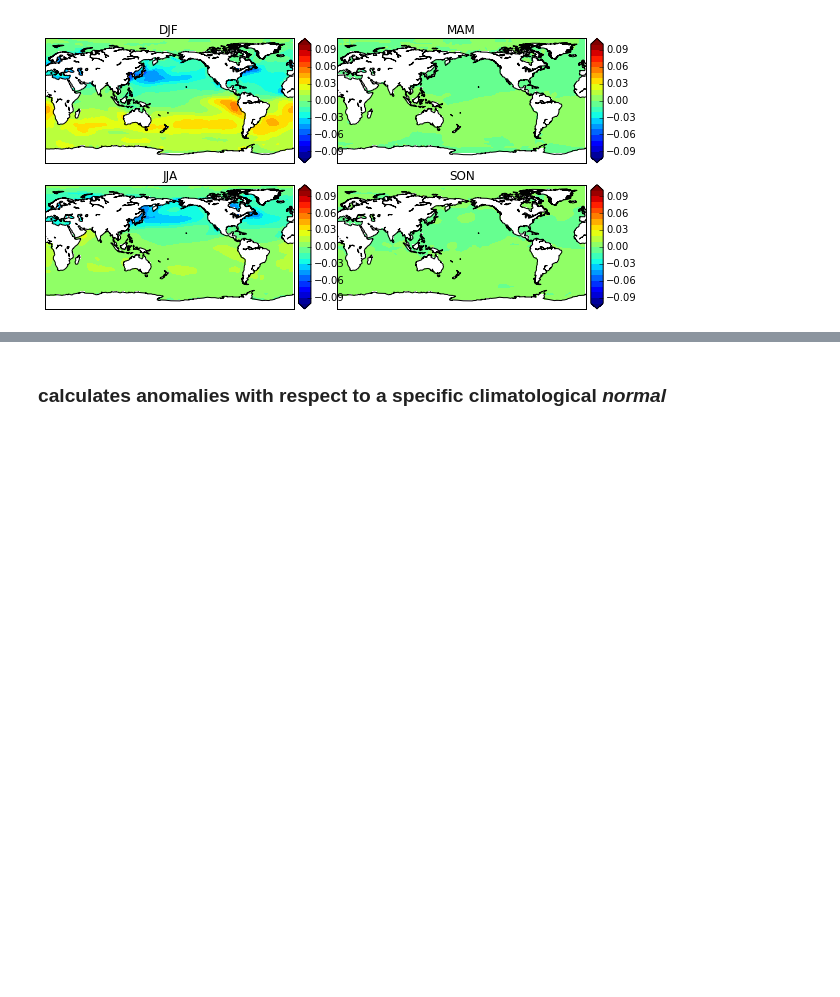
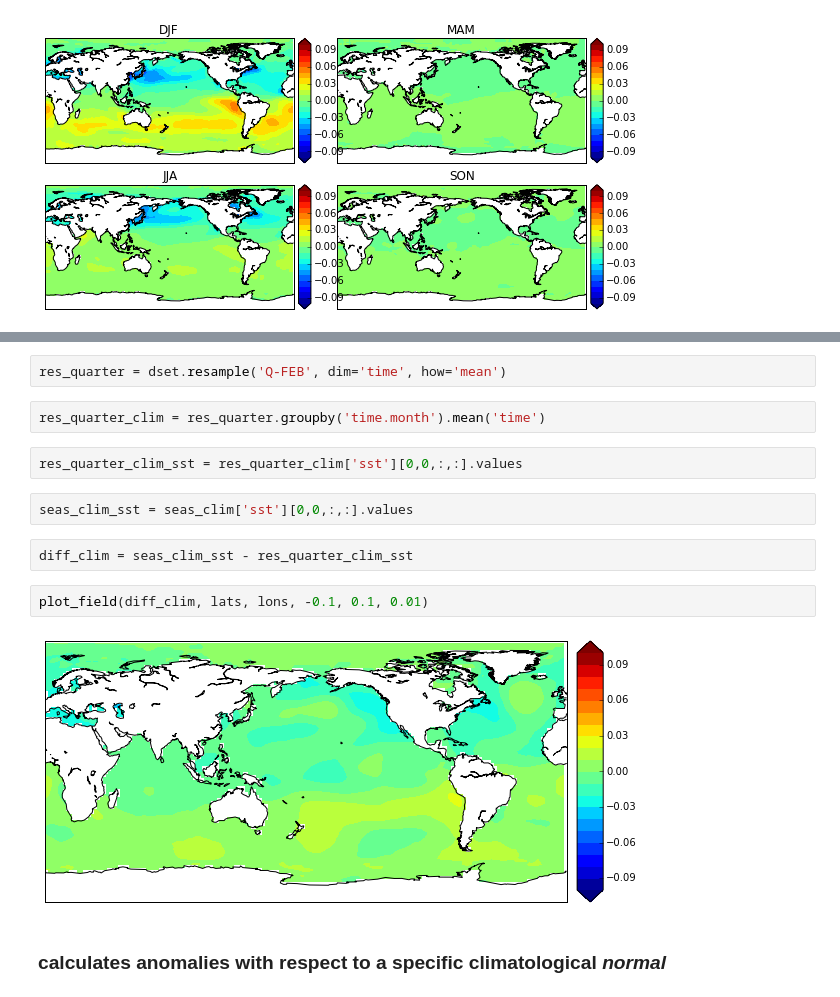
Before and after one commit to nicolasfauchereau/metocean, a Jupyter notebook: notebooks/xray.ipynb, the cells around one changed output, grey strips where cells are left out. Cells and saved outputs as stored; diff of their text form; blank space fills up the shorter version.

```diff
--- a/notebooks/xray.ipynb
+++ b/notebooks/xray.ipynb
@@ -363,3 +365,17 @@ for i, seas in enumerate(seas_clim['season'].values):
+# %%
+res_quarter = dset.resample('Q-FEB', dim='time', how='mean')
+# %%
+res_quarter_clim = res_quarter.groupby('time.month').mean('time')
+# %%
+res_quarter_clim_sst = res_quarter_clim['sst'][0,0,:,:].values
+# %%
+seas_clim_sst = seas_clim['sst'][0,0,:,:].values
+# %%
+diff_clim = seas_clim_sst - res_quarter_clim_sst
+# %%
+plot_field(diff_clim, lats, lons, -0.1, 0.1, 0.01)
+# %% [output]
+[figure, added]
 # %% [markdown]
 ### calculates anomalies with respect to a specific climatological *normal*
 # %% [markdown]
```
Also changed, not shown: parts of 2 cells of this notebook.
